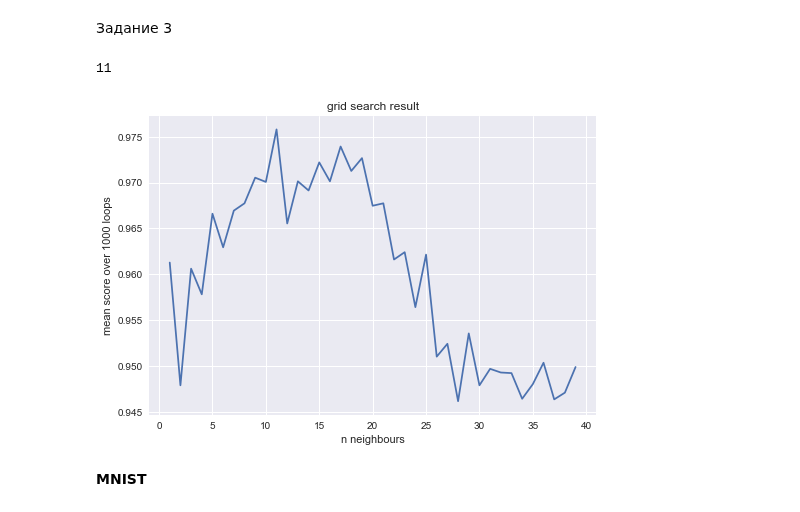
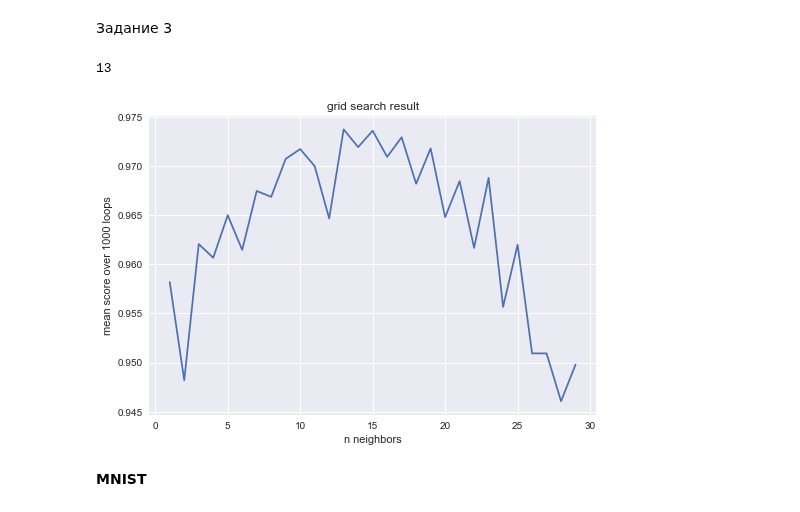
Before and after one commit to DKosov/TechnoSphere, a Jupyter notebook: ds/1/kosov_hw1.ipynb, the cells around one changed output. Drawn from its saved outputs; the diff is of its cells as text; code cells hidden in the pictures.

```diff
--- a/ds/1/kosov_hw1.ipynb
+++ b/ds/1/kosov_hw1.ipynb
@@ -62,20 +61,23 @@ class MyKNeighborsClassifier(NeighborsBase,
                              ClassifierMixin):
 
     def __init__(self, n_neighbors, algorithm='brute'):
-
-        self._init_params(n_neighbors=n_neighbors,
-                          algorithm=algorithm)
+        self.n_neighbors = n_neighbors
+        self.algorithm = algorithm
 
     def fit(self, X, y):
         self._X_train = X.astype(float)
         self._y_train = y
         self._n_classes = 1 + np.max(y)
+        if self.algorithm == 'kd_tree':
+            self._tree = KDTree(self._X_train)
 
     def _predict(self, X):
         X = X.astype(float)
-        X_train_sq = np.sum(self._X_train ** 2, axis=1).reshape(1, -1)
-        X_pred_sq = np.sum(X ** 2, axis=1).reshape(-1, 1)
-        dist = np.sqrt(X_pred_sq - 2 * np.matmul(X, self._X_train.T) + X_train_sq)
+        X_train_sq = np.sum(self._X_train**2, axis=1).reshape(1, -1)
+        X_pred_sq = np.sum(X**2, axis=1).reshape(-1, 1)
+        dist = np.sqrt(
+            X_pred_sq-2*np.matmul(X, self._X_train.T)+X_train_sq
+        )
         return dist
 
     def _count(self, arr):
@@ -87,21 +89,27 @@ class MyKNeighborsClassifier(NeighborsBase,
         ) / self.n_neighbors
 
     def _count_neigh_el(self, X):
-        dist = self._predict(X)
-        neigh_ind = np.argpartition(dist, self.n_neighbors)[:, :self.n_neighbors]
+        if self.algorithm == 'brute':
+            dist = self._predict(X)
+            neigh_ind = np.argpartition(
+                                        dist, self.n_neighbors
+                                        )[:, :self.n_neighbors]
+        elif self.algorithm == 'kd_tree':
+            dist, neigh_ind = self._tree.query(X, k=self.n_neighbors)
         return self._y_train[neigh_ind].astype('int64')
-
 
     def predict(self, X):
         neigh_el = self._count_neigh_el(X)
-        return np.apply_along_axis(lambda x: np.bincount(x).argmax(), 1, neigh_el)
+        return np.apply_along_axis(
+            lambda x: np.bincount(x).argmax(), 1, neigh_el
+        )
 
     def predict_proba(self, X):
         return np.apply_along_axis(
             lambda x: self._count(x),
             1,
             self._count_neigh_el(X)
-        )
+            )
 
     def score(self, X, y):
         return np.average(y == self.predict(X))
@@ -190,32 +198,35 @@ my_clf.score(X_test, y_test)
 # %% [markdown]
 Задание 3
 # %%
+#%%pycodestyle
 results = []
-neighbours_range = range(1, 40)
 n_loops = 1000
-for n_neigh in neighbours_range:
+for i in range(1,30):
     result = []
-    for i in range(n_loops):
+    for j in range(n_loops):
         X_train, X_test, y_train, y_test = (
-            train_test_split(iris.data, iris.target, test_size=0.1, stratify=iris.target)
+            train_test_split(
+                iris.data, iris.target, test_size=0.1, stratify=iris.target
+            )
         )
-        my_clf = MyKNeighborsClassifier(n_neighbors=n_neigh)
+        my_clf = MyKNeighborsClassifier(n_neighbors=i)
         my_clf.fit(X_train, y_train)
         result.append(my_clf.score(X_test, y_test))
     results.append(np.mean(result))
 results = np.array(results)
 # %%
-results.argmax()+1
+opt_neigh = results.argmax()+1
+opt_neigh
 # %% [output]
-11
+13
 # %%
-plt.plot(neighbours_range, results)
+plt.plot(range(1,30), results)
 plt.xlabel("n neighbors")
 plt.ylabel("mean score over {} loops".format(n_loops))
 plt.title("grid search result")
 plt.show()
 # %% [output]
-[figure, old version]
+[figure, new version]
 # %% [markdown]
 **MNIST**
 # %%
```
Also changed, not shown: parts of 26 cells of this notebook.
